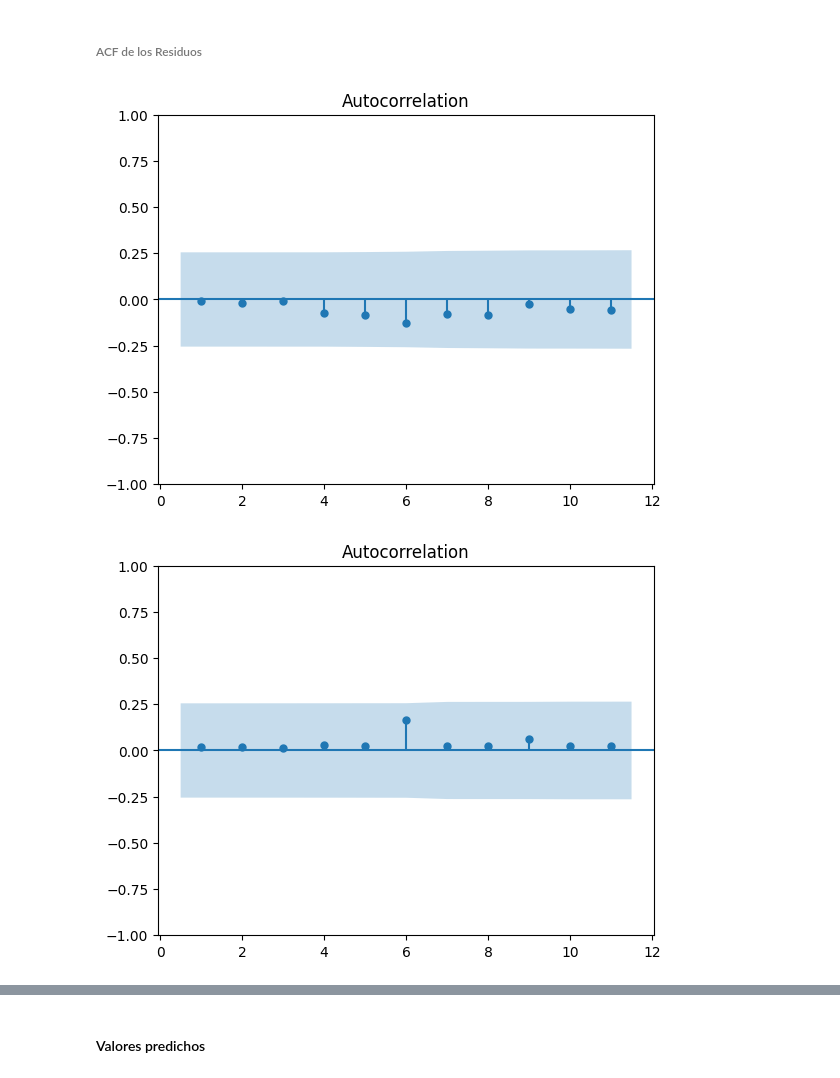
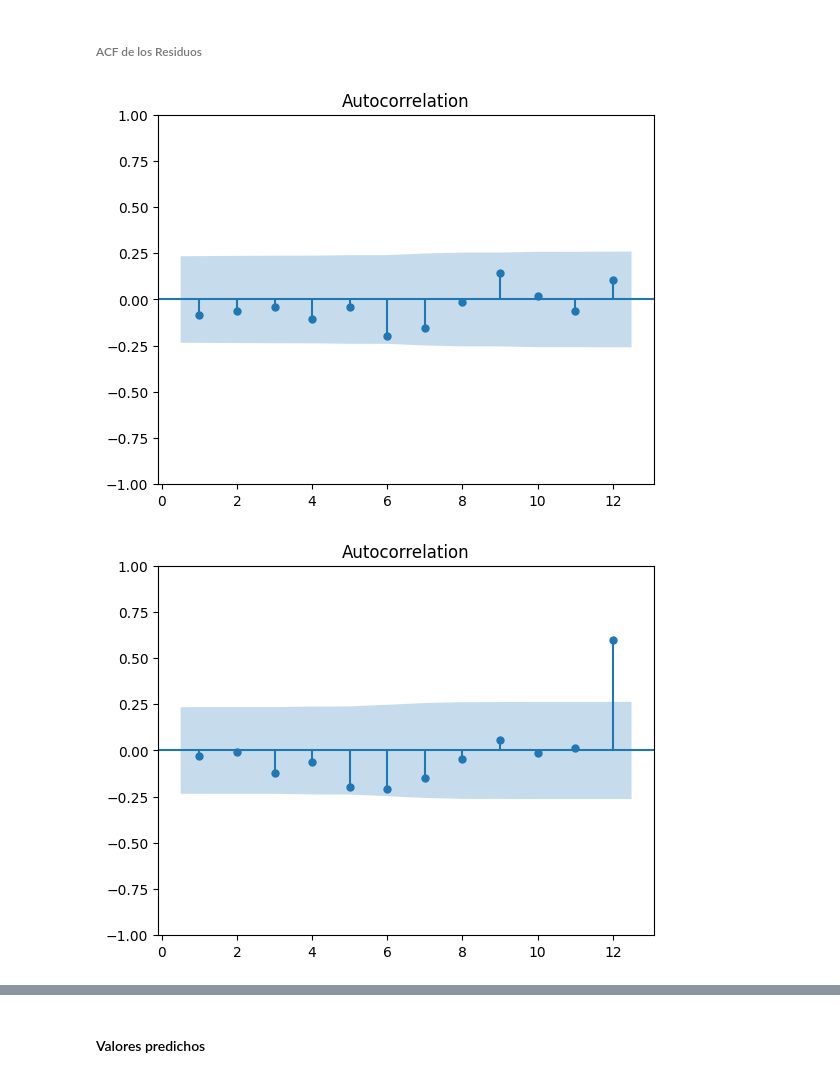
Before and after one commit to dmunozbe/TFM_DataScience, a Jupyter notebook: Forecasting/08. Nou Barris/Forecasting_(Indicador_10).ipynb, the cells around one changed output, grey strips where cells are left out. Cells and saved outputs as stored; diff of their text form; code cells hidden in the pictures.

```diff
--- a/Forecasting/08. Nou Barris/Forecasting_(Indicador_10).ipynb
+++ b/Forecasting/08. Nou Barris/Forecasting_(Indicador_10).ipynb
@@ -171,7 +171,7 @@ Tambien podemos observar como las 2 variables tienen una alta correlacion, concr
 # %% [markdown]
 ### Dividir los datos en conjunto de Entrenamiento y Prueba
 # %%
-fecha_division = '2022-01-01'
+fecha_division = '2022-07-01'
 
 X_train, X_test = df[df.index<fecha_division], df[df.index>=fecha_division]
 print(X_train.shape, X_test.shape)
@@ -347,7 +340,7 @@ Probamos primero con orden 11
 # %% [markdown]
 #### Ajustando el modelo
 # %%
-res = model.fit(maxlags=11)
+res = model.fit(maxlags=6)
 res.summary()
 # %% [output]
   Summary of Regression Results
@@ -451,8 +444,8 @@ Todos los p-valores son < 0.1 por tanto se rechaza la hipótesis nula de que las
 ###### ACF de los Residuos
 # %%
 import statsmodels.graphics.tsaplots as sgt
-[sgt.plot_acf(residuals.iloc[:,i], zero = False, lags = 11) for i in range(2)]
+[sgt.plot_acf(residuals.iloc[:,i], zero = False, lags = 12) for i in range(2)]
 plt.show()
 # %% [output]
-[figure, old version]
+[figure, new version]
-[figure, old version]
+[figure, new version]
```
Also changed, not shown: parts of 38 cells of this notebook.
